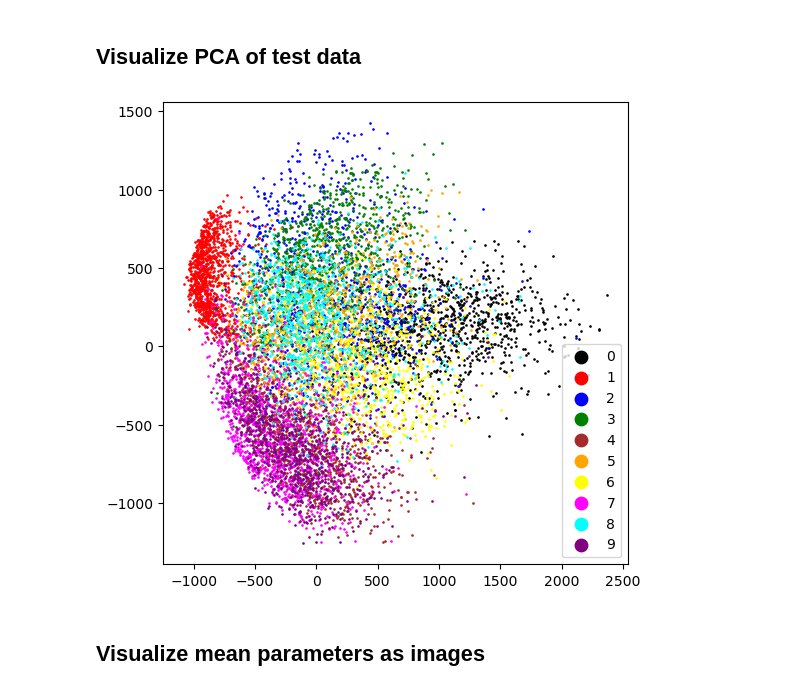
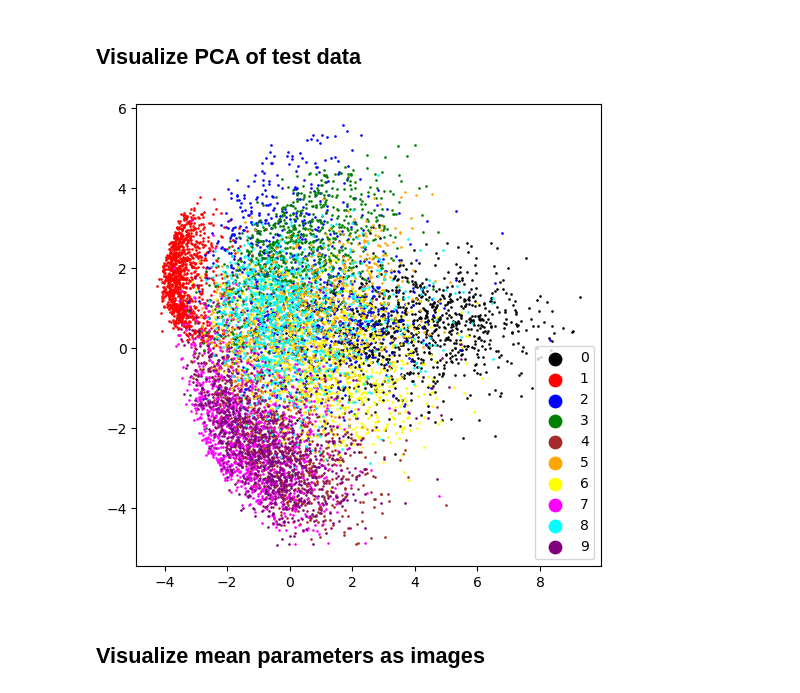
Before and after one commit to JackismyShephard/pml-22-exam, a Jupyter notebook: scripts/code.ipynb, the cells around one changed output. Drawn from its saved outputs; the diff is of its cells as text; code cells hidden in the pictures.

```diff
--- a/scripts/code.ipynb
+++ b/scripts/code.ipynb
@@ -595,23 +601,26 @@ GaussianMixture(n_components=10)
 ## Visualize PCA of test data
 # %%
 pca = PCA(n_components=2)
-pca_result = pca.fit_transform(test_vec)
+pca_result = pca.fit_transform(test_vec/255)
 
 scatter_x = pca_result[:,0]
 scatter_y = pca_result[:,1]
 group = test_set.targets
 #group = trainset.targets
 cdict = {0: 'black', 1: 'red', 2: 'blue', 3: 'green', 4: 'brown',
          5: 'orange', 6: 'yellow', 7: 'magenta', 8: 'cyan', 9: 'purple'}
 
 fig, ax = plt.subplots(figsize=(6, 6))
 for g in np.unique(group):
     ix = np.where(group == g)[0]
     ax.scatter(scatter_x[ix], scatter_y[ix], c = cdict[g], label = g, s = 0.8)
 ax.legend(markerscale = 10)
+#ax.set_yticks(ax.get_yticks()[1:-1])
+#ax.set_yticklabels(ax.get_yticks().astype(int), rotation=90)
+#ax.set_xticks(ax.get_xticks()[1:-2])
 plt.savefig(gmm_fig_folder + "clustering.pdf", bbox_inches = "tight", facecolor = "w")
 # %% [output]
-[figure, old version]
+[figure, new version]
 # %% [markdown]
 ## Visualize mean parameters as images
 # %%
```
Also changed, not shown: parts of 16 cells of this notebook.
